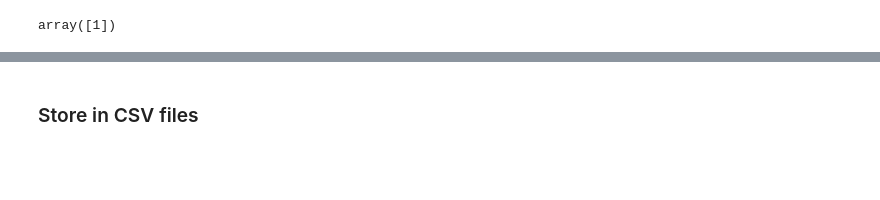
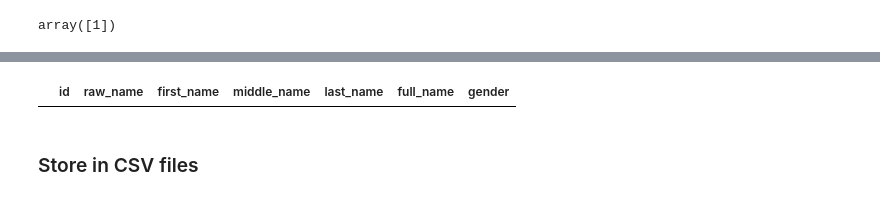
Before and after one commit to GenderGapSTEM-PublicationAnalysis/name_gender_inference, a Jupyter notebook: test_data/raw_data/Prepare_test_data_from_genderizeR_paper.ipynb, the cells around one changed output, grey strips where cells are left out. Drawn from its saved outputs; the diff is of its cells as text; code cells hidden in the pictures; blank space fills up the shorter version.

```diff
--- a/test_data/raw_data/Prepare_test_data_from_genderizeR_paper.ipynb
+++ b/test_data/raw_data/Prepare_test_data_from_genderizeR_paper.ipynb
@@ -453,0 +675,4 @@ Name: first_name, dtype: int64
+# %%
+test_data_titles.loc[605, 'middle_name'] = ''
+test_data_titles.loc[605, 'last_name'] = 'goyanes capdevila'
+test_data_titles.loc[605]
@@ -453,0 +699,4 @@ Name: first_name, dtype: int64
+# %%
+test_data_titles.loc[854, 'middle_name'] = ''
+test_data_titles.loc[854, 'last_name'] = 'ibanez cerda'
+test_data_titles.loc[854]
@@ -453,0 +723,4 @@ Name: first_name, dtype: int64
+# %%
+test_data_titles.loc[866, 'middle_name'] = ''
+test_data_titles.loc[866, 'last_name'] = 'de pooter'
+test_data_titles.loc[866]
@@ -453,0 +747,4 @@ Name: first_name, dtype: int64
+# %%
+test_data_titles.loc[1060, 'middle_name'] = ''
+test_data_titles.loc[1060, 'last_name'] = 'dal nogare'
+test_data_titles.loc[1060]
@@ -454,3 +760,7 @@ Name: first_name, dtype: int64
+# %%
+test_data_titles[test_data_titles.duplicated(subset='full_name')]
+# %% [output]
+|  | id | raw_name | first_name | middle_name | last_name | full_name | gender |
 # %% [markdown]
 ### Store in CSV files
 # %%
```
Also changed, not shown: parts of 34 cells of this notebook, 1 other file.
